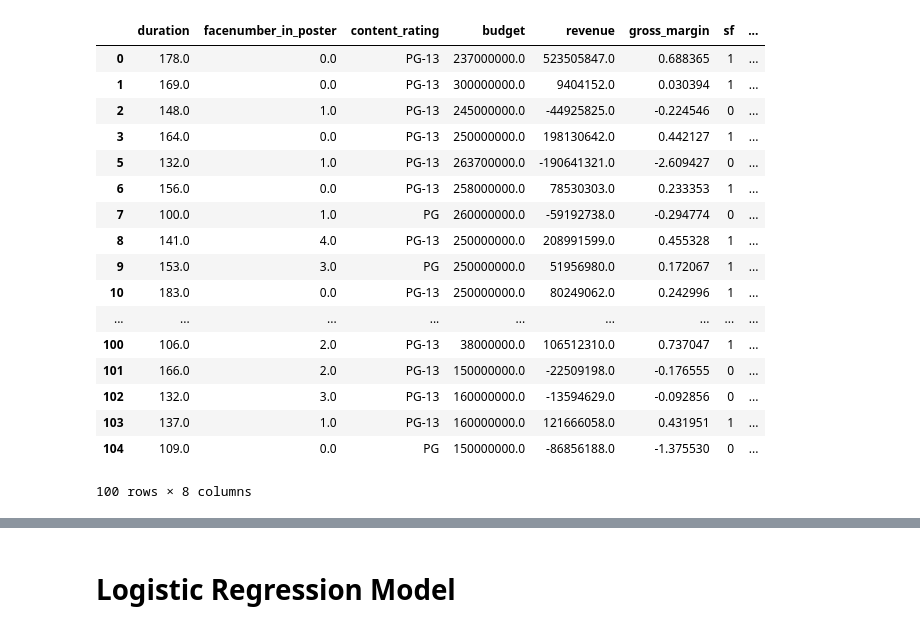
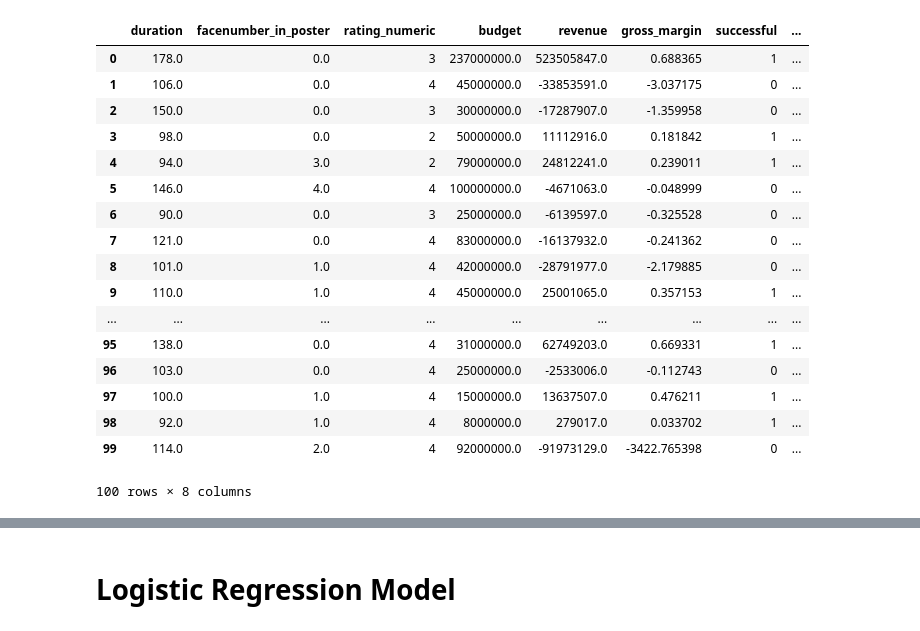
Before and after one commit to styrofomeBoots/project_3, a Jupyter notebook: bryan_workbook.ipynb, the cells around one changed output, grey strips where cells are left out. Saved outputs shown, nothing was run; the diff lists cells and outputs as text; code cells hidden in the pictures.

```diff
--- a/bryan_workbook.ipynb
+++ b/bryan_workbook.ipynb
@@ -11,24 +11,21 @@ from sklearn.model_selection import train_test_split
 from sklearn.preprocessing import StandardScaler, MinMaxScaler
 from sklearn.linear_model import LinearRegression, LogisticRegression
 from sklearn.metrics import mean_squared_error, r2_score
-from sklearn.svm import SVC
+from sklearn.svm import SVC, SVR
+from tensorflow.keras.models import Sequential
+from tensorflow.keras.utils import to_categorical
+from tensorflow.keras.layers import Dense
 
 warnings.filterwarnings('ignore')
 
-# importing movie table
-movies = pd.read_csv("movie_metadata.csv")
-movies.head()
+con = sqlite3.connect("db/movies.db")
 
-# create revenue column
-movies["revenue"] = movies["gross"] - movies["budget"]
+sql = f"""
+   SELECT * FROM movie_data
+   """
 
-# create gross margin column
-movies["gross_margin"] = movies["revenue"] / movies["gross"]
-
-# success/failure column
-movies["sf"] = np.where(movies["gross_margin"] >= 0 , 1, 0)
-
-movies.head(100)
+movieDf = pd.read_sql(sql, con)
+movieDf.head()
 # %% [output]
 |  | color | director_name | num_critic_for_reviews | duration | director_facebook_likes | actor_3_facebook_likes | ... |
 | 0 | Color | James Cameron | 723.0 | 178.0 | 0.0 | 855.0 | ... |
@@ -63,34 +51,28 @@ Index(['color', 'director_name', 'num_critic_for_reviews', 'duration',
       dtype='object')
-# %%
-modelDf = movies[["duration","facenumber_in_poster","content_rating","budget","revenue","gross_margin", "sf"]]
-modelDf = modelDf.dropna()
-
-# decided to declare approved as PG. Not Rated, Passed and Unrated declared as 0 or null
-
-modelDf["rating_numeric"] = modelDf["content_rating"].map({"G":1,"TV-G":1,"PG":2,"TV-PG":2,
-                                                           "GP":2,"PG-13":3,"TV-14":3,"R":4,"TV-MA":4,
-                                                           "M":4,"NC-17":5,"X":5,"Not Rated":0,"Approved":2,
-                                                           "Unrated":0,"Passed":0})
-modelDf.head(100)
-# modelDf["content_rating"].value_counts()
-# %% [output]
-|  | duration | facenumber_in_poster | content_rating | budget | revenue | gross_margin | sf | ... |
-| 0 | 178.0 | 0.0 | PG-13 | 237000000.0 | 523505847.0 | 0.688365 | 1 | ... |
-| 1 | 169.0 | 0.0 | PG-13 | 300000000.0 | 9404152.0 | 0.030394 | 1 | ... |
-| 2 | 148.0 | 1.0 | PG-13 | 245000000.0 | -44925825.0 | -0.224546 | 0 | ... |
-| 3 | 164.0 | 0.0 | PG-13 | 250000000.0 | 198130642.0 | 0.442127 | 1 | ... |
-| 5 | 132.0 | 1.0 | PG-13 | 263700000.0 | -190641321.0 | -2.609427 | 0 | ... |
-| 6 | 156.0 | 0.0 | PG-13 | 258000000.0 | 78530303.0 | 0.233353 | 1 | ... |
-| 7 | 100.0 | 1.0 | PG | 260000000.0 | -59192738.0 | -0.294774 | 0 | ... |
-| 8 | 141.0 | 4.0 | PG-13 | 250000000.0 | 208991599.0 | 0.455328 | 1 | ... |
-| 9 | 153.0 | 3.0 | PG | 250000000.0 | 51956980.0 | 0.172067 | 1 | ... |
-| 10 | 183.0 | 0.0 | PG-13 | 250000000.0 | 80249062.0 | 0.242996 | 1 | ... |
-| ... | ... | ... | ... | ... | ... | ... | ... | ... |
-| 100 | 106.0 | 2.0 | PG-13 | 38000000.0 | 106512310.0 | 0.737047 | 1 | ... |
-| 101 | 166.0 | 2.0 | PG-13 | 150000000.0 | -22509198.0 | -0.176555 | 0 | ... |
-| 102 | 132.0 | 3.0 | PG-13 | 160000000.0 | -13594629.0 | -0.092856 | 0 | ... |
-| 103 | 137.0 | 1.0 | PG-13 | 160000000.0 | 121666058.0 | 0.431951 | 1 | ... |
-| 104 | 109.0 | 0.0 | PG | 150000000.0 | -86856188.0 | -1.375530 | 0 | ... |
-100 rows × 8 columns
+# %%
+modelDf = movieDf[["duration","facenumber_in_poster","rating_numeric","budget","revenue","gross_margin", "successful","director_score"]]
+modelDf = modelDf.dropna()
+
+modelDf.head(100)
+# modelDf["content_rating"].value_counts()
+# %% [output]
+|  | duration | facenumber_in_poster | rating_numeric | budget | revenue | gross_margin | successful | ... |
+| 0 | 178.0 | 0.0 | 3 | 237000000.0 | 523505847.0 | 0.688365 | 1 | ... |
+| 1 | 106.0 | 0.0 | 4 | 45000000.0 | -33853591.0 | -3.037175 | 0 | ... |
+| 2 | 150.0 | 0.0 | 3 | 30000000.0 | -17287907.0 | -1.359958 | 0 | ... |
+| 3 | 98.0 | 0.0 | 2 | 50000000.0 | 11112916.0 | 0.181842 | 1 | ... |
+| 4 | 94.0 | 3.0 | 2 | 79000000.0 | 24812241.0 | 0.239011 | 1 | ... |
+| 5 | 146.0 | 4.0 | 4 | 100000000.0 | -4671063.0 | -0.048999 | 0 | ... |
+| 6 | 90.0 | 0.0 | 3 | 25000000.0 | -6139597.0 | -0.325528 | 0 | ... |
+| 7 | 121.0 | 0.0 | 4 | 83000000.0 | -16137932.0 | -0.241362 | 0 | ... |
+| 8 | 101.0 | 1.0 | 4 | 42000000.0 | -28791977.0 | -2.179885 | 0 | ... |
+| 9 | 110.0 | 1.0 | 4 | 45000000.0 | 25001065.0 | 0.357153 | 1 | ... |
+| ... | ... | ... | ... | ... | ... | ... | ... | ... |
+| 95 | 138.0 | 0.0 | 4 | 31000000.0 | 62749203.0 | 0.669331 | 1 | ... |
+| 96 | 103.0 | 0.0 | 4 | 25000000.0 | -2533006.0 | -0.112743 | 0 | ... |
+| 97 | 100.0 | 1.0 | 4 | 15000000.0 | 13637507.0 | 0.476211 | 1 | ... |
+| 98 | 92.0 | 1.0 | 4 | 8000000.0 | 279017.0 | 0.033702 | 1 | ... |
+| 99 | 114.0 | 2.0 | 4 | 92000000.0 | -91973129.0 | -3422.765398 | 0 | ... |
+100 rows × 8 columns
 # %%
 # Assign X (data) and y (target)
```
Also changed, not shown: parts of 17 cells of this notebook.
